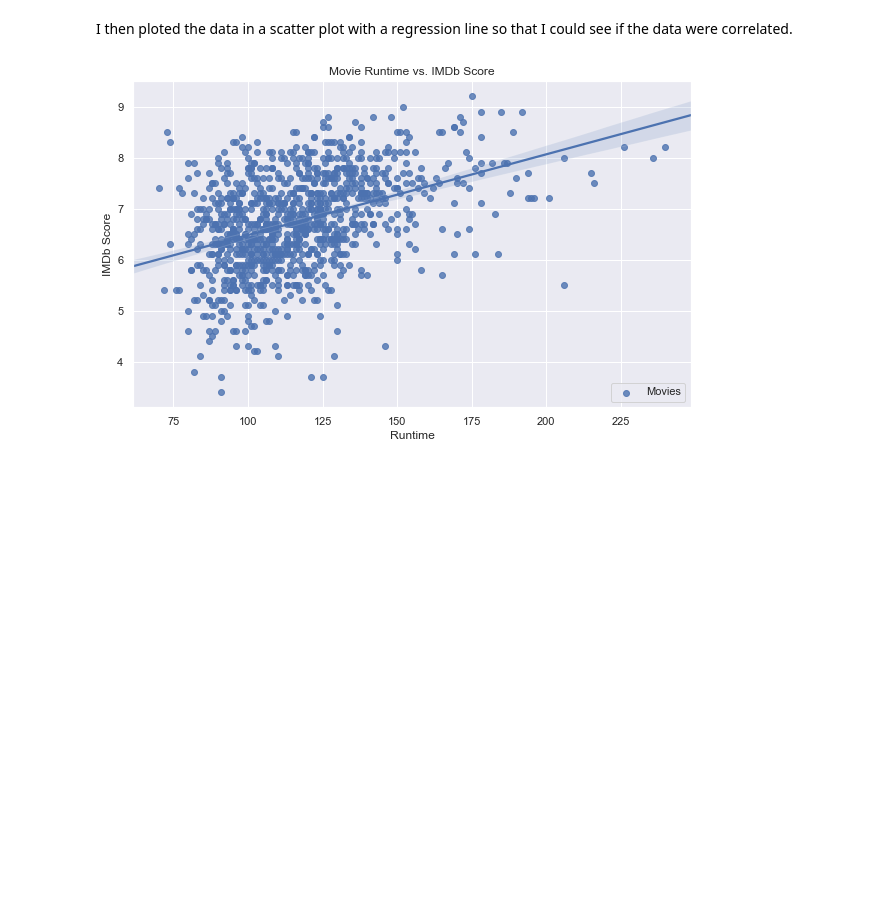
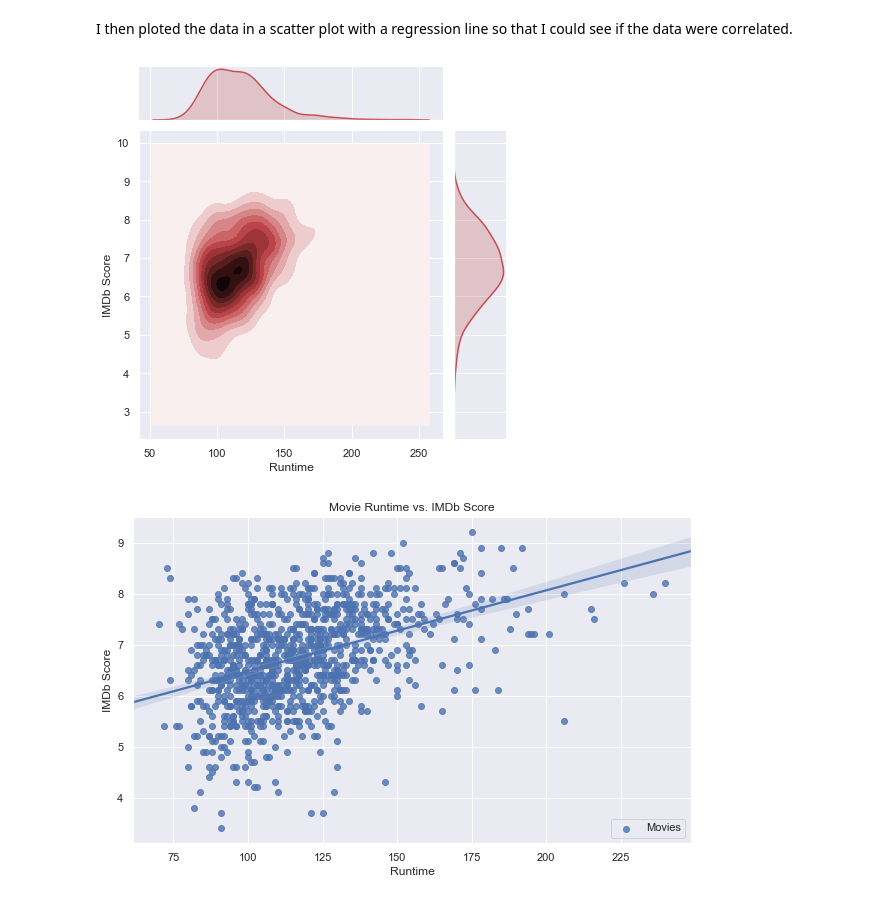
Before and after one commit to timhugele/Module_1_Movie_Project, a Jupyter notebook: Joined_CSV_Data_Visualizations.ipynb, the cells around one changed output. Drawn from its saved outputs; the diff is of its cells as text; code cells hidden in the pictures; blank space fills up the shorter version.

```diff
--- a/Joined_CSV_Data_Visualizations.ipynb
+++ b/Joined_CSV_Data_Visualizations.ipynb
@@ -119,6 +119,11 @@ Name: IMDb Score, dtype: float64
 This showed me that the average was higher for movies that were longer than average. It also showed me that the standard deviation was lower.
 # %% [markdown]
 I then ploted the data in a scatter plot with a regression line so that I could see if the data were correlated.
+# %%
+sns.jointplot(df['Runtime'], df["IMDb Score"], kind = 'kde', color = 'r')
+plt.show()
+# %% [output]
+[figure, added]
 # %%
 plt.figure(figsize=(10,6))
 sns.regplot(df['Runtime'], df["IMDb Score"], label = 'Movies')
```
Also changed, not shown: parts of 1 cell of this notebook, 1 other file.
